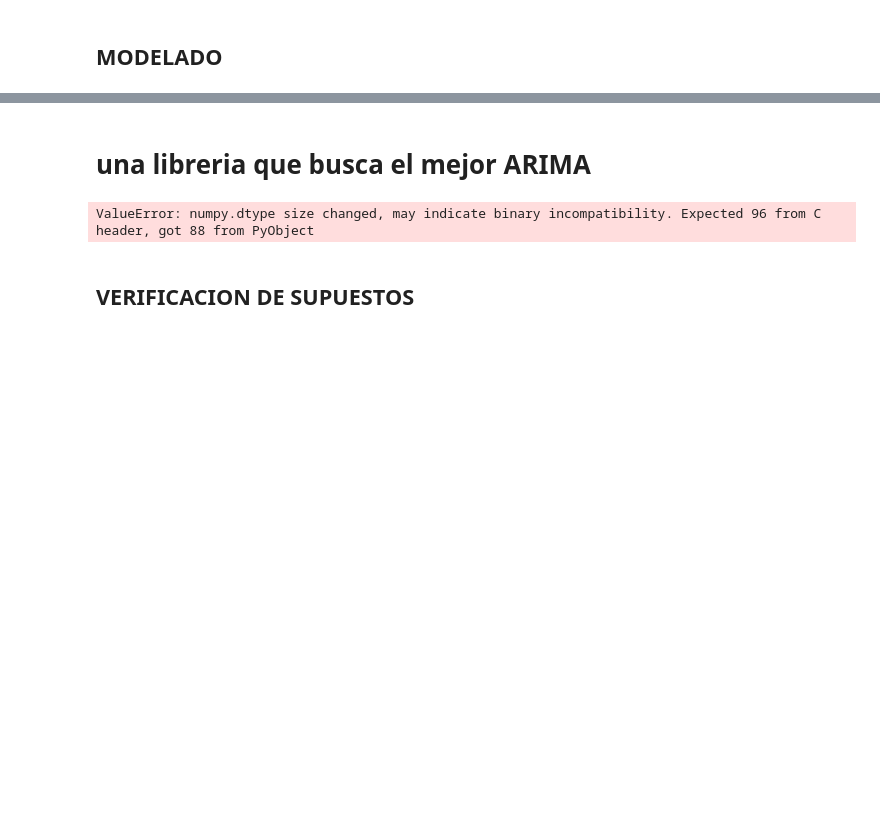
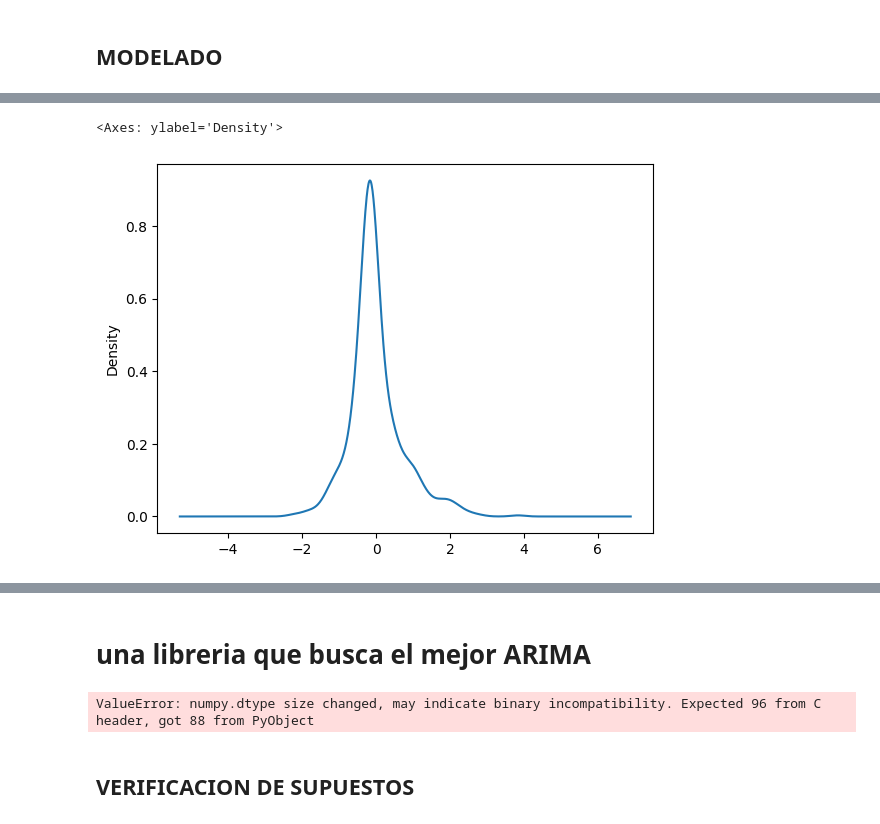
Before and after one commit to heritaco/Time-Series, a Jupyter notebook: 05-SARIMA/Puebla.ipynb, the cells around one changed output, grey strips where cells are left out. Drawn from its saved outputs; the diff is of its cells as text; code cells hidden in the pictures; blank space fills up the shorter version.

```diff
--- a/05-SARIMA/Puebla.ipynb
+++ b/05-SARIMA/Puebla.ipynb
@@ -280,0 +394,6 @@ Warnings:
+# %%
+modelo=SARIMAX(zpre,
+               order=(1,0,0),
+               seasonal_order=(4,0,0,12)).fit()
+
+modelo.summary()
@@ -289,0 +427,5 @@ NameError: name 'modelo' is not defined
+# %%
+modelo.resid.plot(kind='kde')
+# %% [output]
+<Axes: ylabel='Density'>
+[figure, added]
```
Also changed, not shown: parts of 22 cells of this notebook.
